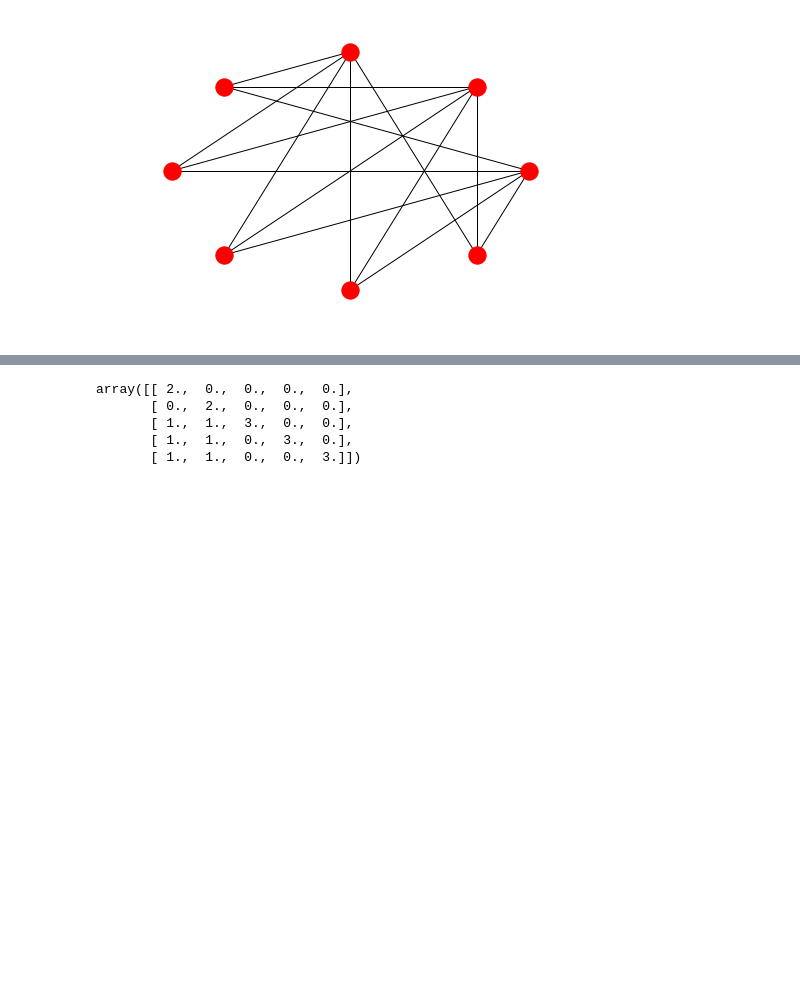
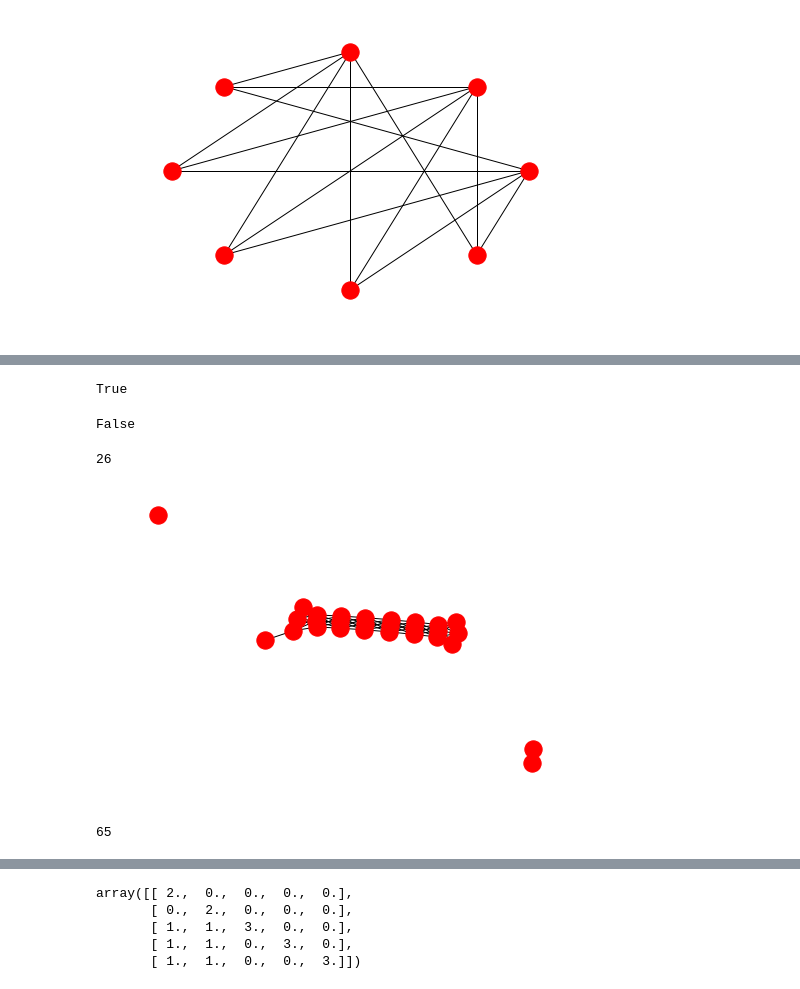
Before and after one commit to Thanosro/py_graphs, a Jupyter notebook: graph_test.ipynb, the cells around one changed output, grey strips where cells are left out. Cells and saved outputs as stored; diff of their text form; code cells hidden in the pictures; blank space fills up the shorter version.

```diff
--- a/graph_test.ipynb
+++ b/graph_test.ipynb
@@ -96,0 +97,19 @@ plt.show()
+# %%
+nx.is_bipartite(G0)
+# %% [output]
+True
+# %%
+nx.is_directed_acyclic_graph(G0)
+# %% [output]
+False
+# %%
+G0.add_nodes_from([G0.number_of_nodes(), G0.number_of_nodes()+1])
+print(G0.number_of_nodes())
+G0.add_edges_from([(1, G0.number_of_nodes()-1), (G0.number_of_nodes(),or_edges)])
+nx.draw_spring(G0)
+plt.show()
+print(G0.number_of_edges())
+# %% [output]
+26
+[figure, added]
+65
```
Also changed, not shown: parts of 7 cells of this notebook.
